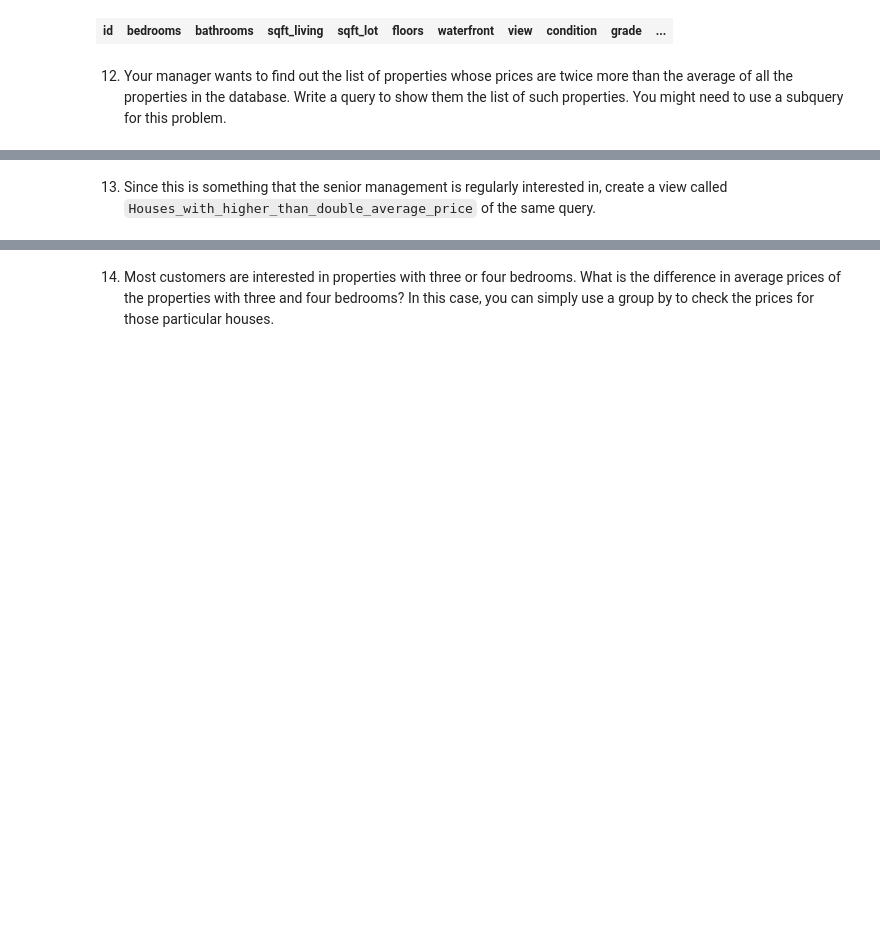
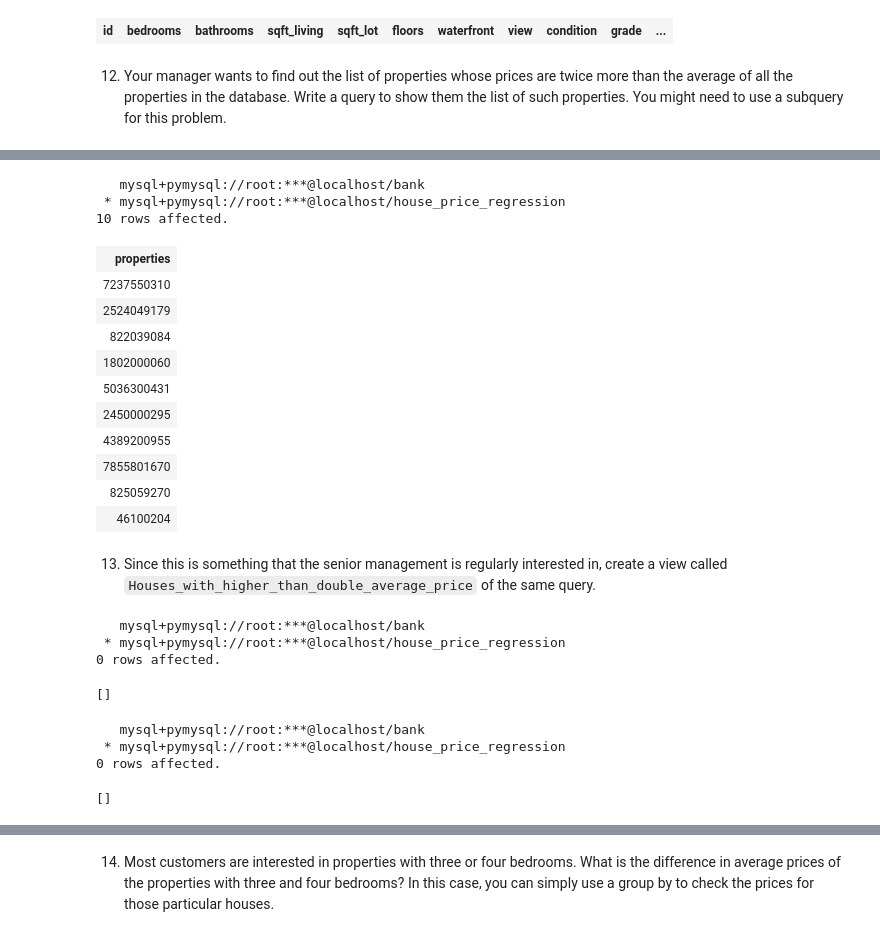
Before and after one commit to andreaevrard/EY_data_mid_bootcamp_project-regression_group_2, a Jupyter notebook: sql_queries/sql_queries_mid_project.ipynb, the cells around one changed output, grey strips where cells are left out. Drawn from its saved outputs; the diff is of its cells as text; code cells hidden in the pictures; blank space fills up the shorter version.

```diff
--- a/sql_queries/sql_queries_mid_project.ipynb
+++ b/sql_queries/sql_queries_mid_project.ipynb
@@ -353,2 +362,41 @@ where (bedrooms between 3 and 4) and (bathrooms > 3) and (floors = 1) and (water
+# %%
+%%sql
+select id as properties from house_price_data
+where price>(select 2*avg(price) from house_price_data)
+limit 10;
+# %% [output]
+   mysql+pymysql://root:***@localhost/bank
+ * mysql+pymysql://root:***@localhost/house_price_regression
+10 rows affected.
+| properties |
+| 7237550310 |
+| 2524049179 |
+| 822039084 |
+| 1802000060 |
+| 5036300431 |
+| 2450000295 |
+| 4389200955 |
+| 7855801670 |
+| 825059270 |
+| 46100204 |
 # %% [markdown]
 13. Since this is something that the senior management is regularly interested in, create a view called `Houses_with_higher_than_double_average_price` of the same query.
+# %%
+%%sql
+drop view if exists Houses_with_higher_than_double_average_price;
+# %% [output]
+   mysql+pymysql://root:***@localhost/bank
+ * mysql+pymysql://root:***@localhost/house_price_regression
+0 rows affected.
+[]
+# %%
+%%sql
+create view Houses_with_higher_than_double_average_price as
+select id as properties from house_price_data
+where price>(select 2*avg(price) from house_price_data)
+limit 10;
+# %% [output]
+   mysql+pymysql://root:***@localhost/bank
+ * mysql+pymysql://root:***@localhost/house_price_regression
+0 rows affected.
+[]
```
Also changed, not shown: parts of 8 cells of this notebook.
